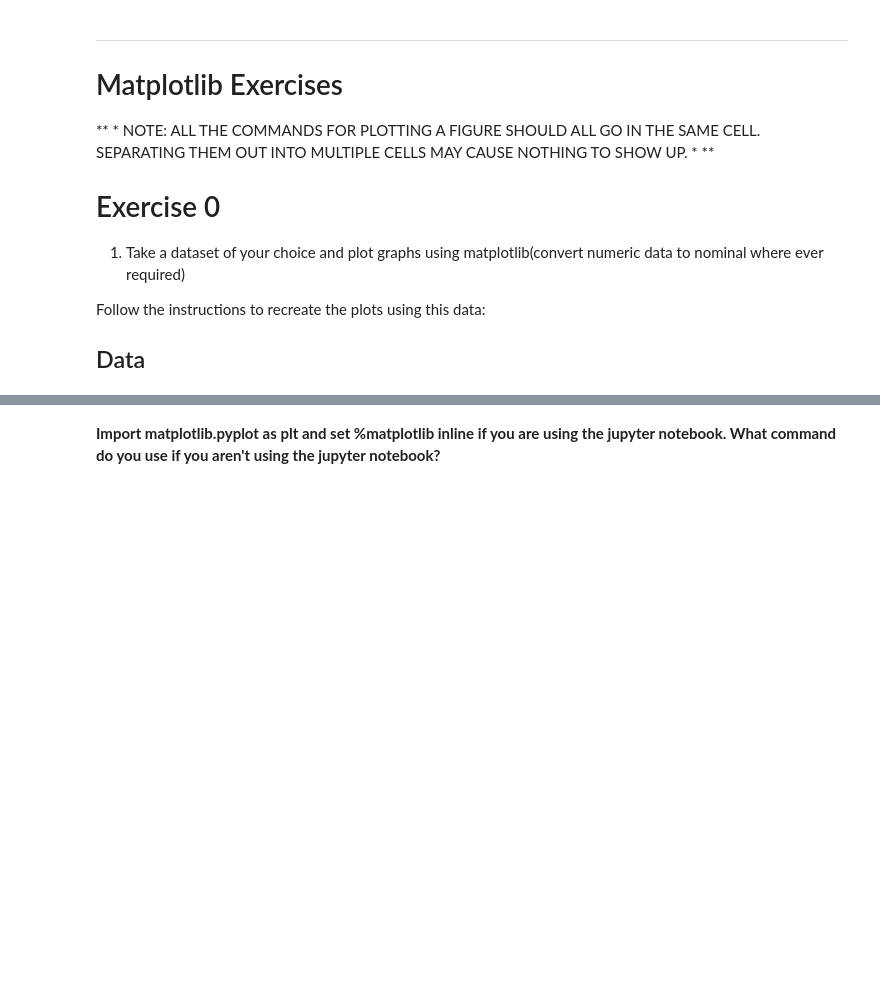
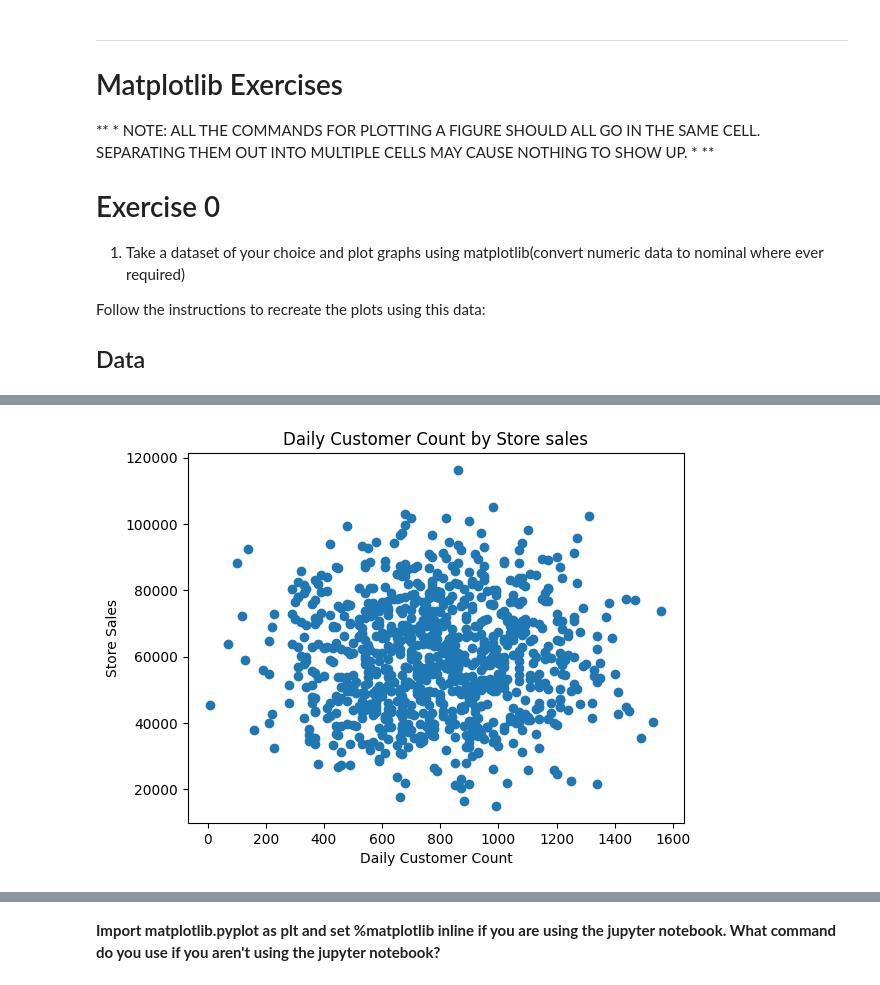
Before and after one commit to Paxyifier/AIML-Practicals, a Jupyter notebook: 19-AIML-Practical-2.3.ipynb, the cells around one changed output, grey strips where cells are left out. Cells and saved outputs as stored; diff of their text form; code cells hidden in the pictures; blank space fills up the shorter version.

```diff
--- a/19-AIML-Practical-2.3.ipynb
+++ b/19-AIML-Practical-2.3.ipynb
@@ -394,0 +485,7 @@ Follow the instructions to recreate the plots using this data:
+# %%
+plt.scatter(df['Daily_Customer_Count'], df['Store_Sales'])
+plt.title('Daily Customer Count by Store sales')
+plt.xlabel('Daily Customer Count')
+plt.ylabel('Store Sales');
+# %% [output]
+[figure, added]
```
Also changed, not shown: parts of 37 cells of this notebook, 1 other file.
